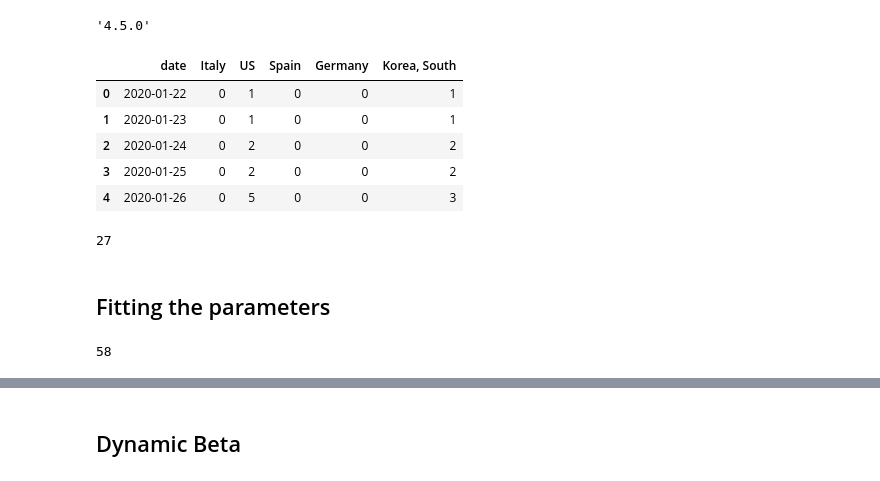
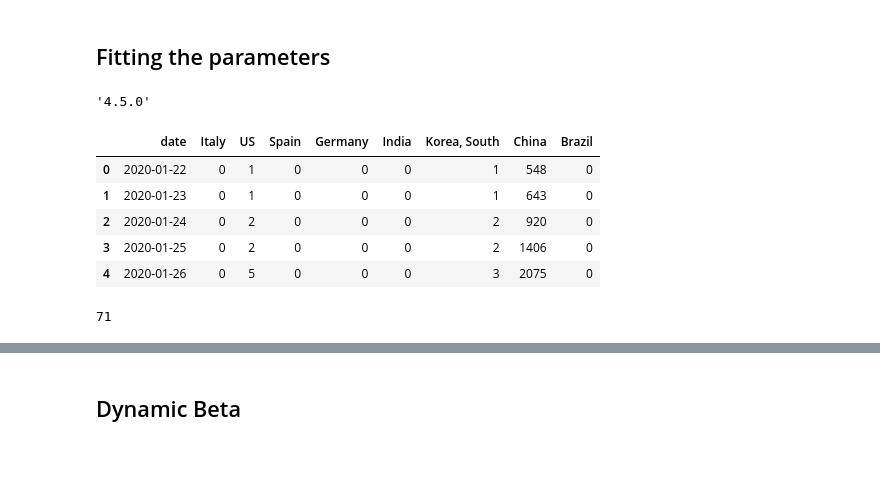
Before and after one commit to ebinzacharias/ads_COVID-19, a Jupyter notebook: notebooks/SIR_modeling/Fitting the parameters.ipynb, the cells around one changed output, grey strips where cells are left out. Drawn from its saved outputs; the diff is of its cells as text; code cells hidden in the pictures.

```diff
--- a/notebooks/SIR_modeling/Fitting the parameters.ipynb
+++ b/notebooks/SIR_modeling/Fitting the parameters.ipynb
@@ -1,3 +1,5 @@
+# %% [markdown]
+## Fitting the parameters
 # %%
 %matplotlib inline
 
@@ -19,21 +21,17 @@ plotly.__version__
 sns.set(style='darkgrid')
 mpl.rcParams['figure.figsize'] = (16,12)
 # %%
-dataPath_Raw = ("data/PROF_small_flat_table.csv")
+dataPath_Raw = ("data/COVID_Flat_Table.csv")
 #dataPath_Processed = ("../data/processed/")
 
 pd.set_option("display.max_rows", 500)
 # %%
-df_analyse = pd.read_csv(dataPath_Raw, sep=";")
+df_analyse = pd.read_csv(dataPath_Raw, sep=",")
 df_analyse.sort_values('date', ascending = True).head()
 # %% [output]
-|  | date | Italy | US | Spain | Germany | Korea, South |
-| 0 | 2020-01-22 | 0 | 1 | 0 | 0 | 1 |
-| 1 | 2020-01-23 | 0 | 1 | 0 | 0 | 1 |
-| 2 | 2020-01-24 | 0 | 2 | 0 | 0 | 2 |
-| 3 | 2020-01-25 | 0 | 2 | 0 | 0 | 2 |
-| 4 | 2020-01-26 | 0 | 5 | 0 | 0 | 3 |
+|  | date | Italy | US | Spain | Germany | India | Korea, South | China | Brazil |
+| 0 | 2020-01-22 | 0 | 1 | 0 | 0 | 0 | 1 | 548 | 0 |
+| 1 | 2020-01-23 | 0 | 1 | 0 | 0 | 0 | 1 | 643 | 0 |
+| 2 | 2020-01-24 | 0 | 2 | 0 | 0 | 0 | 2 | 920 | 0 |
+| 3 | 2020-01-25 | 0 | 2 | 0 | 0 | 0 | 2 | 1406 | 0 |
+| 4 | 2020-01-26 | 0 | 5 | 0 | 0 | 0 | 3 | 2075 | 0 |
-# %%
-df_analyse.Germany[35]
-# %% [output]
-27
@@ -50,11 +38,9 @@ R0 = 0
-# %% [markdown]
-## Fitting the parameters
 # %%
 from scipy import optimize
 from scipy import integrate
 # %%
-ydata = np.array(df_analyse.Germany[36:])   #90
+ydata = np.array(df_analyse.Germany[70:])   #90
 time = np.arange(len(ydata))
 print(len(ydata))
 # %% [output]
-58
+71
```
Also changed, not shown: parts of 10 cells of this notebook, 6 other files.
